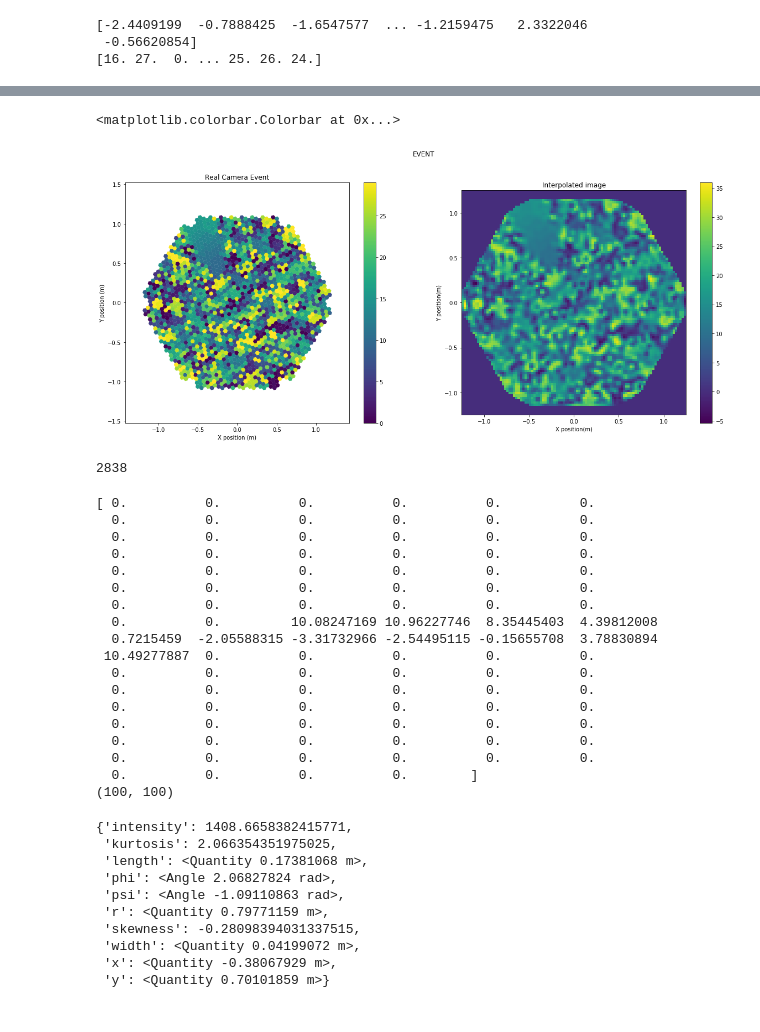
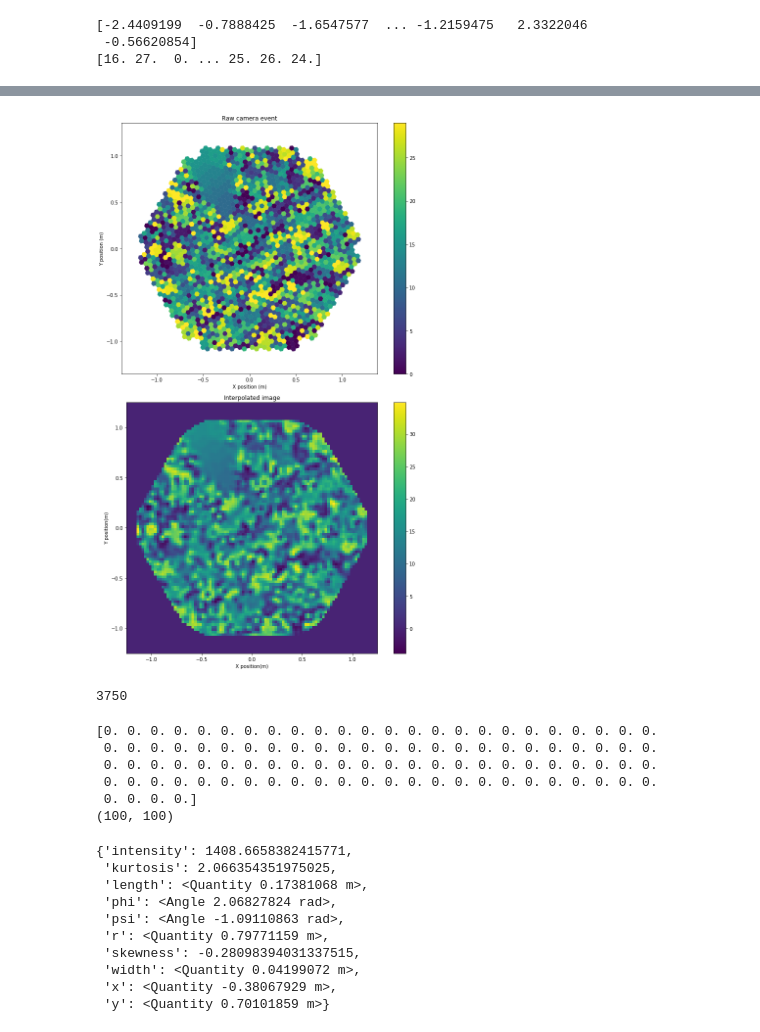
Before and after one commit to nicolamarinello/cta-lstchain, a Jupyter notebook: cnn/thesis_plots.ipynb, the cells around one changed output, grey strips where cells are left out. Drawn from its saved outputs; the diff is of its cells as text; code cells hidden in the pictures.

```diff
--- a/cnn/thesis_plots.ipynb
+++ b/cnn/thesis_plots.ipynb
@@ -8,7 +8,8 @@ from scipy.interpolate import griddata
 from astropy import units as u
 import numpy as np
 # %%
-data_path = '/Volumes/home/Development/AIs/CTA/simulations/Paranal_gamma-diffuse_North_20deg_3HB9_DL1_ML1/gamma_20deg_0deg_srun800-4169___cta-prod3_desert-2150m-Paranal-HB9.h5'
+data_path = '/Volumes/home/Development/AIs/CTA/simulations/Paranal_gamma_North_20deg_3HB9_DL1_ML1/gamma_20deg_0deg_srun800-4169___cta-prod3_desert-2150m-Paranal-HB9.h5'
+#data_path = '/Users/nicolamarinello/Downloads/gamma_20deg_0deg_srun800-4169___cta-prod3_desert-2150m-Paranal-HB9.h5'
 data = tables.open_file(data_path)
 
 # acquire the data
@@ -145,78 +146,66 @@ plt.colorbar(inter, ax=ax)
 # Load the camera
 %matplotlib inline
 geom = CameraGeometry.from_name("LSTCam")
-fig = plt.figure(figsize=(20, 8))
+fig = plt.figure(figsize=(10, 16))
 
-plt.suptitle('EVENT')
+#plt.suptitle('EVENT')
 disps = []
 
-ax = plt.subplot(1, 2, 1)
+ax = plt.subplot(2, 1, 1)
 
-disp = CameraDisplay(geom, ax=ax, title="Real Camera Event")
+disp = CameraDisplay(geom, ax=ax, title="Raw camera event")
 disp.add_colorbar()
 
 # Apply image cleaning
 cleanmask = tailcuts_clean(
     geom, img_time, picture_thresh=10, boundary_thresh=5
 )
 clean = img_time.copy()
 clean[~cleanmask] = 0.0
 
 # Show the camera image and overlay Hillas ellipse and clean
 # pixels
 disp.image = img_time
 # disp.cmap = 'inferno'
 # disp.highlight_pixels(cleanmask, color='crimson')
 disps.append(disp)
 
 # interpolation
 
 points = np.array([np.array(geom.pix_x / u.m), np.array(geom.pix_y / u.m)]).T
 values = np.array(img_time)
 
-grid_x, grid_y = np.mgrid[-1.17:1.17:100j, -1.17:1.17:100j]
-#grid_x, grid_y = np.mgrid[-1.25:1.25:100j, -1.25:1.25:100j]
+#grid_x, grid_y = np.mgrid[-1.17:1.17:100j, -1.17:1.17:100j]
+grid_x, grid_y = np.mgrid[-1.25:1.25:100j, -1.25:1.25:100j]
 grid_z = griddata(points, values, (grid_x, grid_y), method='cubic')
 
 grid_z = np.nan_to_num(grid_z)
 
-ax = plt.subplot(1, 2, 2)
+ax = plt.subplot(2, 1, 2)
 ax.set_title('Interpolated image')
 ax.set_xlabel('X position(m)')
 ax.set_ylabel('Y position(m)')
 inferno = plt.get_cmap('inferno')
 #inter = ax.imshow(grid_z.T, extent=(-1.25, 1.25, -1.25, 1.25), origin='lower', cmap=inferno)
-inter = ax.imshow(grid_z.T, extent=(-1.25, 1.25, -1.25, 1.25), origin='lower')
+inter = ax.imshow(grid_z.T, extent=(-1.25, 1.25, -1.25, 1.25), origin='lower', aspect="equal")
 plt.colorbar(inter, ax=ax)
+plt.tight_layout()
 #plt.savefig('real-interp-time.eps', format='eps', bbox_inches='tight', pad_inches=0.9)
 # %% [output]
-<matplotlib.colorbar.Colorbar at 0x...>
-[figure, old version]
+[figure, new version]
 # %%
 print(100*100 - np.count_nonzero(grid_z))
 # %% [output]
-2838
+3750
 # %%
 print(grid_z[99][:])
 print(grid_z.shape)
 # %% [output]
-[ 0.          0.          0.          0.          0.          0.
-  0.          0.          0.          0.          0.          0.
-  0.          0.          0.          0.          0.          0.
-  0.          0.          0.          0.          0.          0.
-  0.          0.          0.          0.          0.          0.
-  0.          0.          0.          0.          0.          0.
-  0.          0.          0.          0.          0.          0.
-  0.          0.         10.08247169 10.96227746  8.35445403  4.39812008
-  0.7215459  -2.05588315 -3.31732966 -2.54495115 -0.15655708  3.78830894
- 10.49277887  0.          0.          0.          0.          0.
-  0.          0.          0.          0.          0.          0.
-  0.          0.          0.          0.          0.          0.
-  0.          0.          0.          0.          0.          0.
-  0.          0.          0.          0.          0.          0.
-  0.          0.          0.          0.          0.          0.
-  0.          0.          0.          0.          0.          0.
-  0.          0.          0.          0.        ]
+[0. 0. 0. 0. 0. 0. 0. 0. 0. 0. 0. 0. 0. 0. 0. 0. 0. 0. 0. 0. 0. 0. 0. 0.
+ 0. 0. 0. 0. 0. 0. 0. 0. 0. 0. 0. 0. 0. 0. 0. 0. 0. 0. 0. 0. 0. 0. 0. 0.
+ 0. 0. 0. 0. 0. 0. 0. 0. 0. 0. 0. 0. 0. 0. 0. 0. 0. 0. 0. 0. 0. 0. 0. 0.
+ 0. 0. 0. 0. 0. 0. 0. 0. 0. 0. 0. 0. 0. 0. 0. 0. 0. 0. 0. 0. 0. 0. 0. 0.
+ 0. 0. 0. 0.]
 (100, 100)
 # %%
 # hillas parameters
```
Also changed, not shown: parts of 4 cells of this notebook, 6 other files.
